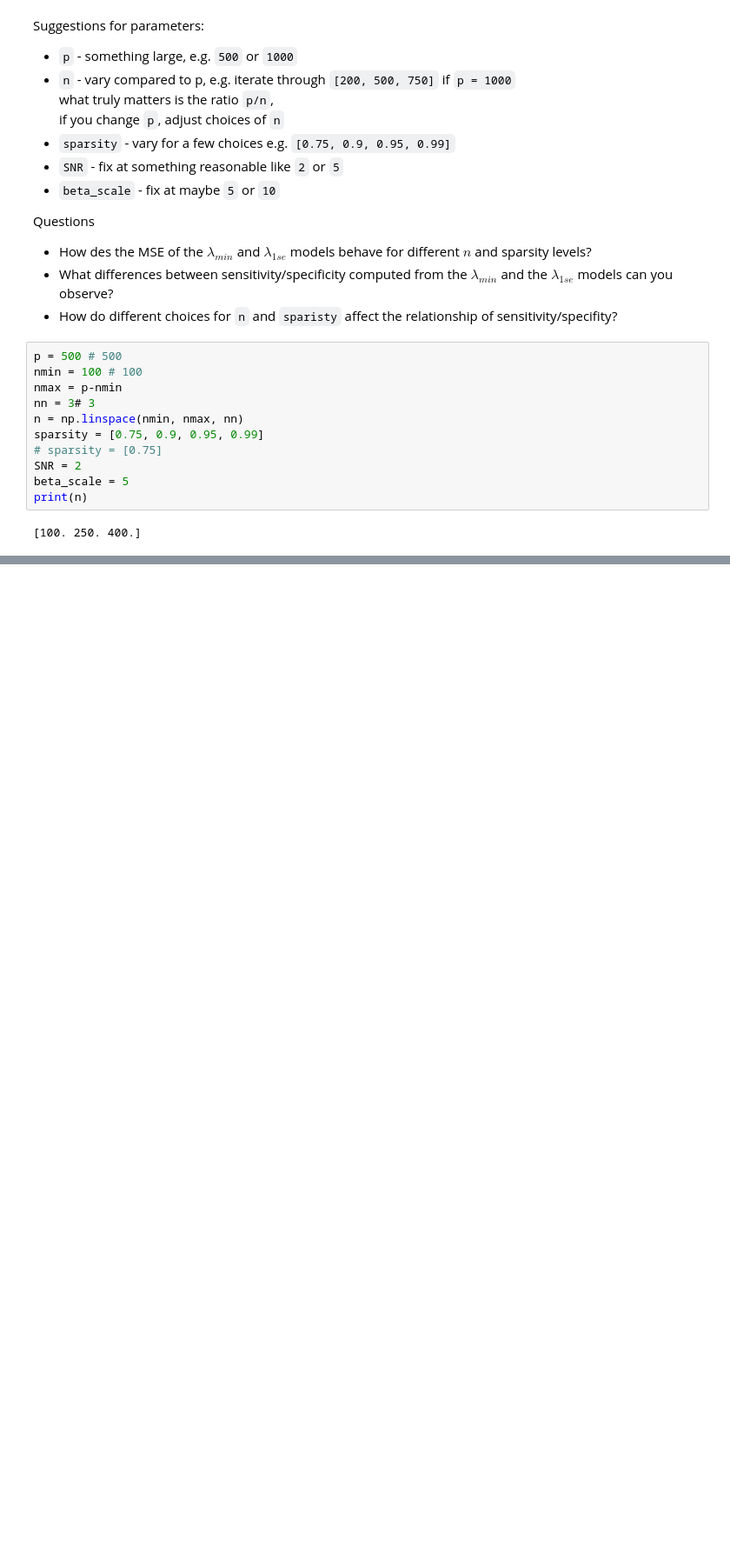
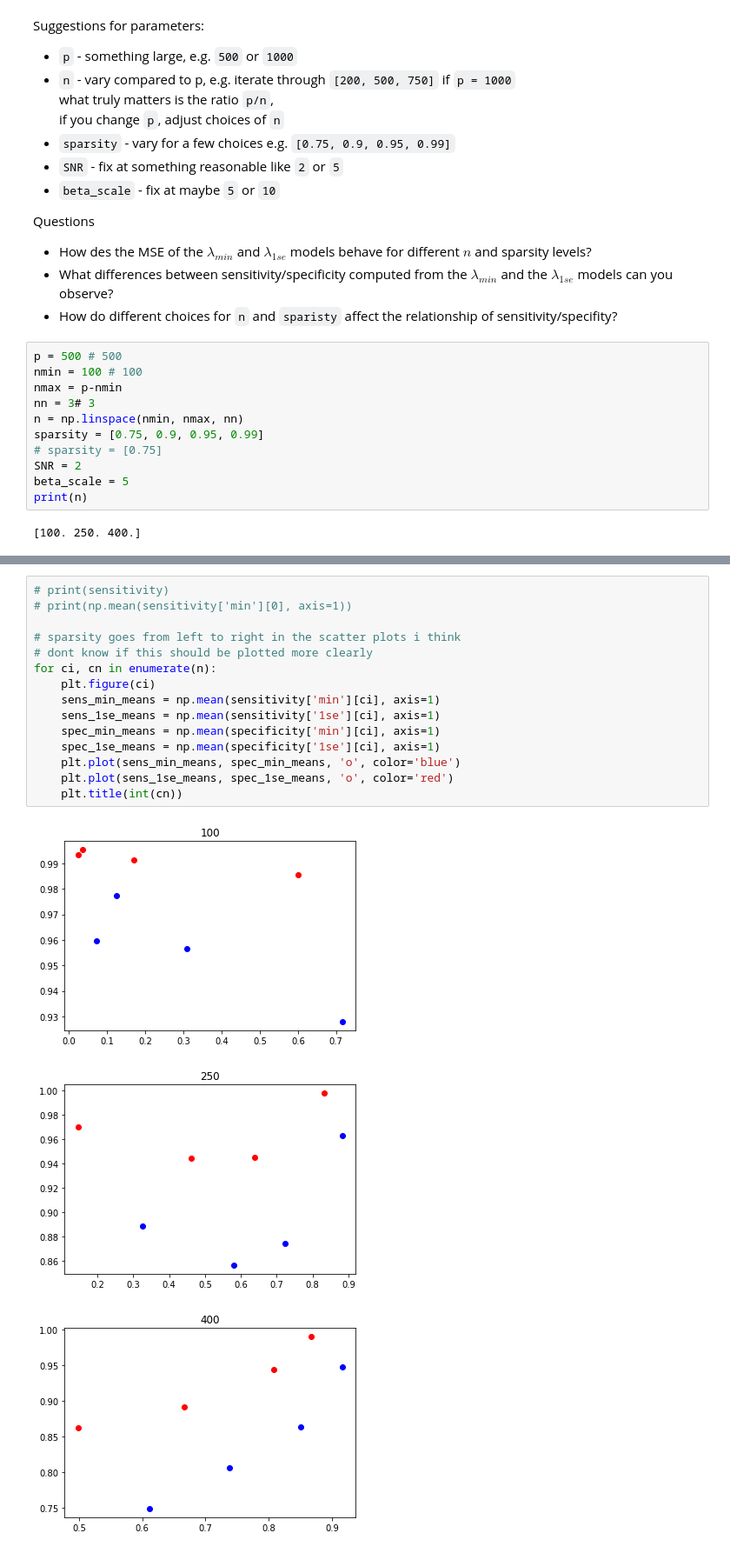
Before and after one commit to antonsandberg/Big-Data, a Jupyter notebook: Project3.ipynb, the cells around one changed output, grey strips where cells are left out. Shown: that part at 87% size. Cells and saved outputs as stored; diff of their text form; blank space fills up the shorter version.

Commit message:
Part 1 should be mostly done

```diff
--- a/Project3.ipynb
+++ b/Project3.ipynb
@@ -226,0 +259,19 @@ print(lasso.coef_)
+# %%
+# print(sensitivity)
+# print(np.mean(sensitivity['min'][0], axis=1))
+
+# sparsity goes from left to right in the scatter plots i think
+# dont know if this should be plotted more clearly
+for ci, cn in enumerate(n):
+    plt.figure(ci)
+    sens_min_means = np.mean(sensitivity['min'][ci], axis=1)
+    sens_1se_means = np.mean(sensitivity['1se'][ci], axis=1)
+    spec_min_means = np.mean(specificity['min'][ci], axis=1)
+    spec_1se_means = np.mean(specificity['1se'][ci], axis=1)
+    plt.plot(sens_min_means, spec_min_means, 'o', color='blue')
+    plt.plot(sens_1se_means, spec_1se_means, 'o', color='red')
+    plt.title(int(cn))
+# %% [output]
+[figure, added]
+[figure, added]
+[figure, added]
```
Also changed, not shown: parts of 5 cells of this notebook.
